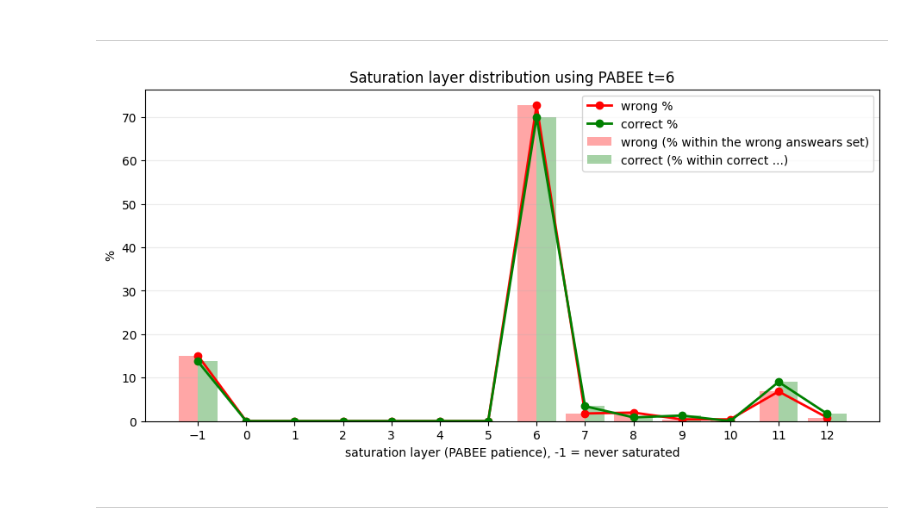
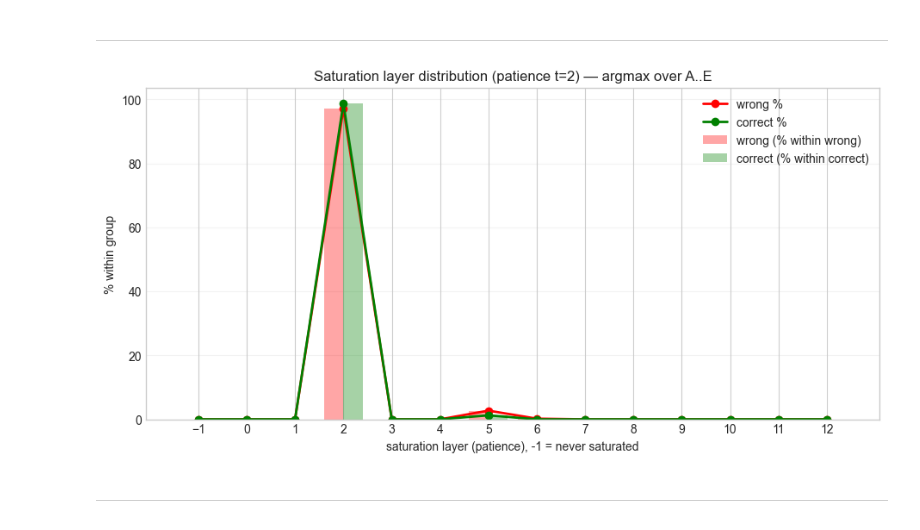
Before and after one commit to Mikolaj-MLP/Transformer-Decision-Traces, a Jupyter notebook: Dec_trace_properties_vis.ipynb, the cells around one changed output. Drawn from its saved outputs; the diff is of its cells as text; code cells hidden in the pictures.

Commit message:
Basic analysis of metrics on raw gpt2 model

```diff
--- a/Dec_trace_properties_vis.ipynb
+++ b/Dec_trace_properties_vis.ipynb
@@ -4,14 +12,16 @@ import numpy as np
 import pandas as pd
 import torch
 import matplotlib.pyplot as plt
+plt.style.use("seaborn-v0_8-whitegrid")
 
 from src.traces_utils.store import TraceStore
 from src.models.load import load_base
 # %%
-# Auto-pick latest run in traces/
+# Auto-pick latest run from traces/
 traces_root = Path("traces")
-runs = [p for p in traces_root.iterdir() if p.is_dir() and (p/"meta.json").exists()]
+runs = [p for p in traces_root.iterdir() if p.is_dir() and (p / "meta.json").exists()]
 runs = sorted(runs, key=lambda p: p.stat().st_mtime, reverse=True)
+
 run_dir = str(runs[0])
 print("Using run:", run_dir)
 
@@ -19,7 +29,9 @@ st = TraceStore(run_dir)
 print("meta:", st.meta)
 print("arrays:", st.arrays())
 
-tok, model, device = load_base("gpt2")
+# load the SAME model checkpoint as the trace says it used !!!!!!11!
+model_name = st.meta.get("model", "gpt2")
+tok, model, device = load_base(model_name)
 model.eval()
 # %% [output]
 Using run: traces\20260113-003502_gpt2_csqa_validation_n1200
@@ -52,7 +64,11 @@ for lab in choice_labels:
     choice_token_ids[lab] = ids
     print(lab, s, "->", ids, "tokens:", tok.convert_ids_to_tokens(ids))
 
-# using ONLY single-token choices !!!!!!!!!!!!
+# enforce single-token choices
+for lab, ids in choice_token_ids.items():
+    assert len(ids) == 1, f"Choice {lab} is not 1 token: {ids} -> {tok.convert_ids_to_tokens(ids)}"
+
+
 choice_token_first = {lab: ids[0] for lab, ids in choice_token_ids.items()}
 print("choice_token_first:", choice_token_first)
 # %% [output]
@@ -389,10 +521,19 @@ This is the simplest definition presented below :
 # %% [markdown]
 ----------------------
 # %%
-t = 6  #how many consecutive layers with same argmax to declare "saturated"
+t = 2  # consecutive layers with same argmax to declare "saturated"
 
 sat_layers = []
 final_correct_flags = []
+
+tokens_df = st.tokens.copy().reset_index(drop=True)
+N = len(tokens_df)
+Lp1 = st.arrays()["dec_hidden"][1]
+
+W = model.lm_head.weight.detach().to("cpu")
+ln_f = model.transformer.ln_f
+
+LIMIT = None
 
 for i in range(N if LIMIT is None else min(N, LIMIT)):
     row = tokens_df.iloc[i]
@@ -401,22 +542,23 @@ for i in range(N if LIMIT is None else min(N, LIMIT)):
 
     enc = st.encodings(eid)
     mask = np.array(enc["attention_mask"], dtype=np.int64)
-    pos = int(mask.sum() - 1)              # last non-pad token position
+
+    # LEFT padding => last active token position
+    pos = int(np.where(mask == 1)[0][-1])
 
     Hs = st.hidden(eid, side="dec")
 
-    # per-layer top label among {A..E}
     tops = []
     for li in range(Lp1):
         h = torch.tensor(Hs[li, pos, :], dtype=torch.float32)
+        h = ln_f(h)  # LOGIT LENS
 
         logits5 = []
         for lab in choice_labels:
-            tid = choice_token_first[lab]  # token id for "A" .. "E"
+            tid = choice_token_first[lab]
             logits5.append(float(torch.dot(h, W[tid])))
 
-        top = choice_labels[int(np.argmax(np.array(logits5)))]
-        tops.append(top)
+        tops.append(choice_labels[int(np.argmax(np.array(logits5)))])
 
     # patience counter
     cnt = 0
@@ -425,49 +567,47 @@ for i in range(N if LIMIT is None else min(N, LIMIT)):
         if li == 0:
             cnt = 0
         else:
-            cnt = (cnt + 1) if (tops[li] == tops[li-1]) else 0
+            cnt = (cnt + 1) if (tops[li] == tops[li - 1]) else 0
 
-        # earliest layer where patience is met
         if sat_layer == -1 and cnt >= t:
             sat_layer = li
 
     sat_layers.append(sat_layer)
     final_correct_flags.append(tops[-1] == lab_correct)
 
 sat_layers = np.array(sat_layers, dtype=int)
 final_correct_flags = np.array(final_correct_flags, dtype=bool)
 
-# bins cover -1,0,1,...,Lp1-1
-bins = np.arange(-1.5, Lp1 + 0.5, 1)
-x = np.arange(-1, Lp1)  # tick centers include -1
-
 sat_correct = sat_layers[final_correct_flags]
 sat_wrong   = sat_layers[~final_correct_flags]
+
+bins = np.arange(-1.5, Lp1 + 0.5, 1)
+x = np.arange(-1, Lp1)
 
 cnt_correct, _ = np.histogram(sat_correct, bins=bins)
 cnt_wrong,   _ = np.histogram(sat_wrong,   bins=bins)
 
 N_correct = max(1, len(sat_correct))
 N_wrong   = max(1, len(sat_wrong))
 
 pct_correct = 100.0 * cnt_correct / N_correct
 pct_wrong   = 100.0 * cnt_wrong   / N_wrong
 
 plt.figure(figsize=(11, 5))
-plt.bar(x - 0.2, pct_wrong,   width=0.4, color="red",   alpha=0.35, label="wrong (% within the wrong answears set)")
-plt.bar(x + 0.2, pct_correct, width=0.4, color="green", alpha=0.35, label="correct (% within correct ...)")
+plt.bar(x - 0.2, pct_wrong,   width=0.4, color="red",   alpha=0.35, label="wrong (% within wrong)")
+plt.bar(x + 0.2, pct_correct, width=0.4, color="green", alpha=0.35, label="correct (% within correct)")
 plt.plot(x, pct_wrong,   color="red",   marker="o", linewidth=2, label="wrong %")
 plt.plot(x, pct_correct, color="green", marker="o", linewidth=2, label="correct %")
 
 plt.xticks(x)
-plt.xlabel("saturation layer (PABEE patience), -1 = never saturated")
-plt.ylabel("%")
-plt.title(f"Saturation layer distribution using PABEE t={t}")
+plt.xlabel("saturation layer (patience), -1 = never saturated")
+plt.ylabel("% within group")
+plt.title(f"Saturation layer distribution (patience t={t}) — argmax over A..E")
 plt.legend()
 plt.grid(True, axis="y", alpha=0.25)
 plt.show()
 # %% [output]
-[figure, old version]
+[figure, new version]
 # %% [markdown]
 ----
 # %% [markdown]
```
Also changed, not shown: parts of 11 cells of this notebook.
